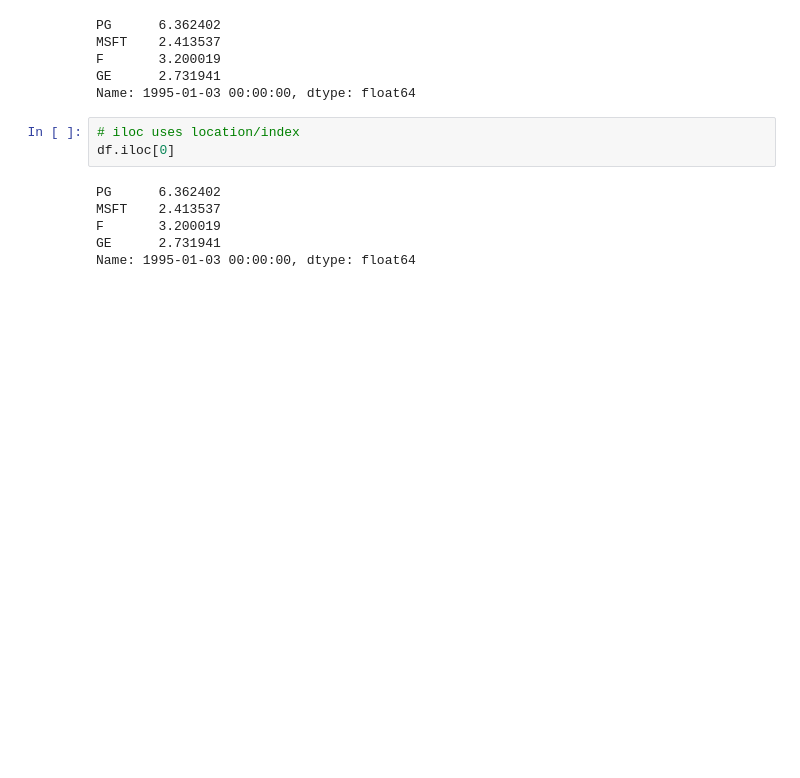
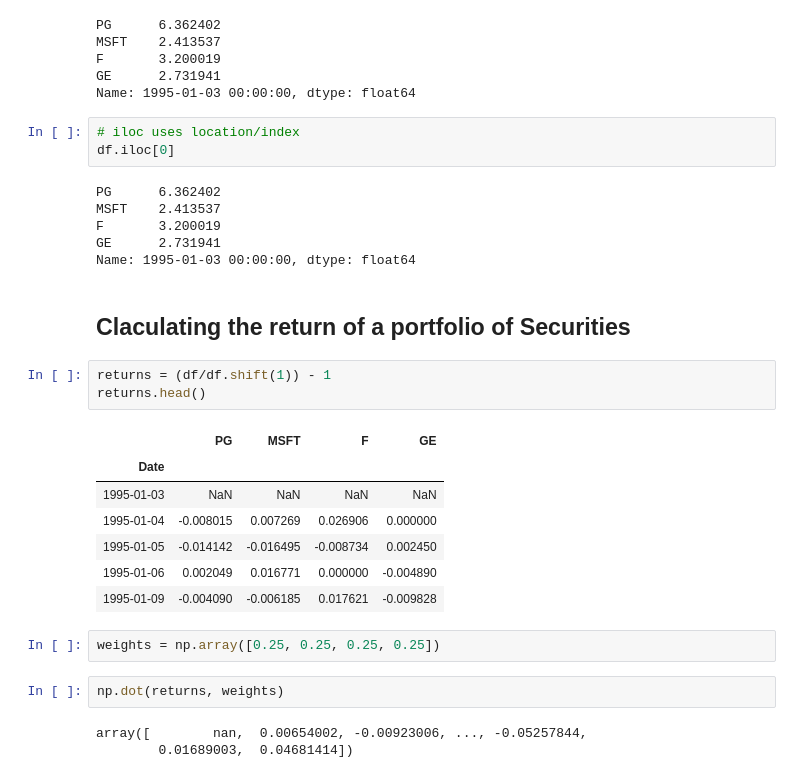
Before and after one commit to eliud-kagema/python_for_finance, a Jupyter notebook: 02 Calculating Return of a Portfolio of Securities.ipynb, the cells around one changed output. Saved outputs shown, nothing was run; the diff lists cells and outputs as text; blank space fills up the shorter version.

Commit message:
portfolio returns calculation

```diff
--- a/02 Calculating Return of a Portfolio of Securities.ipynb
+++ b/02 Calculating Return of a Portfolio of Securities.ipynb
@@ -84,3 +84,23 @@ MSFT    2.413537
 F       3.200019
 GE      2.731941
 Name: 1995-01-03 00:00:00, dtype: float64
+# %% [markdown]
+## Claculating the return of a portfolio of Securities
+# %%
+returns = (df/df.shift(1)) - 1
+returns.head()
+# %% [output]
+|  | PG | MSFT | F | GE |
+| Date |  |  |  |  |
+| 1995-01-03 | NaN | NaN | NaN | NaN |
+| 1995-01-04 | -0.008015 | 0.007269 | 0.026906 | 0.000000 |
+| 1995-01-05 | -0.014142 | -0.016495 | -0.008734 | 0.002450 |
+| 1995-01-06 | 0.002049 | 0.016771 | 0.000000 | -0.004890 |
+| 1995-01-09 | -0.004090 | -0.006185 | 0.017621 | -0.009828 |
+# %%
+weights = np.array([0.25, 0.25, 0.25, 0.25])
+# %%
+np.dot(returns, weights)
+# %% [output]
+array([        nan,  0.00654002, -0.00923006, ..., -0.05257844,
+        0.01689003,  0.04681414])
```
Also changed, not shown: parts of 3 cells of this notebook.
